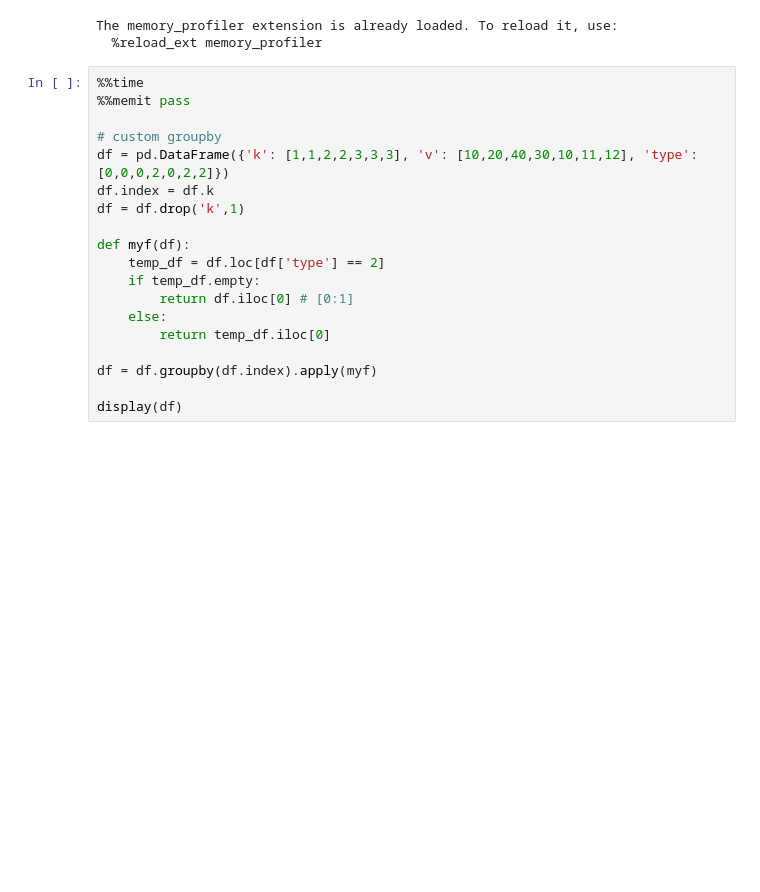
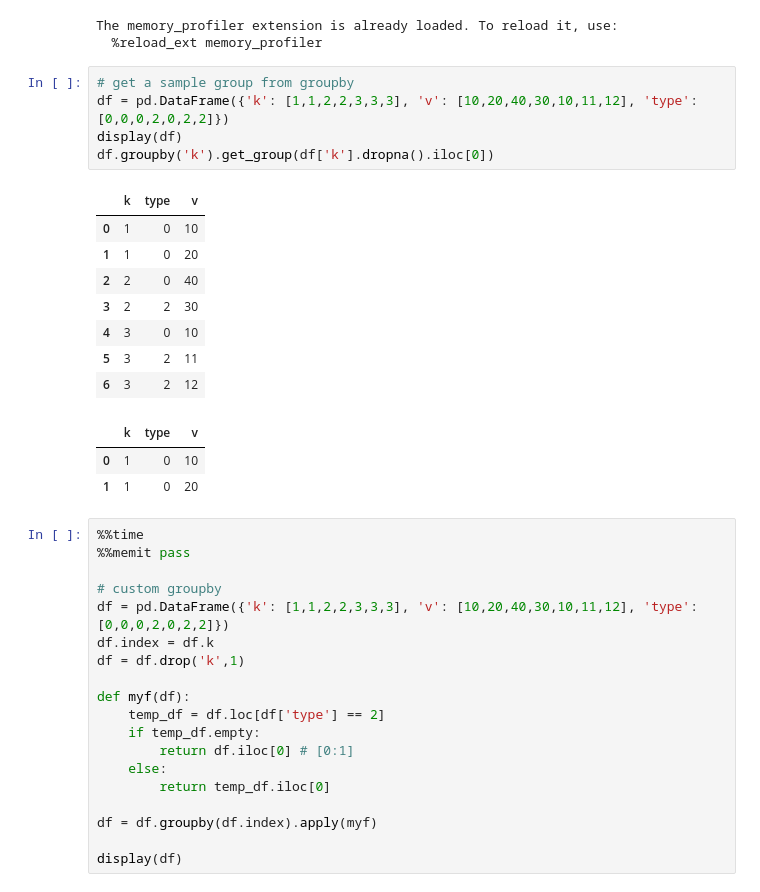
Before and after one commit to sidazhou/ipython_notes, a Jupyter notebook: notes.ipynb, the cells around one changed output. Cells and saved outputs as stored; diff of their text form; blank space fills up the shorter version.

```diff
--- a/notes.ipynb
+++ b/notes.ipynb
@@ -24,6 +24,23 @@ from IPython.display import display
 # %% [output]
 The memory_profiler extension is already loaded. To reload it, use:
   %reload_ext memory_profiler
+# %%
+# get a sample group from groupby
+df = pd.DataFrame({'k': [1,1,2,2,3,3,3], 'v': [10,20,40,30,10,11,12], 'type':[0,0,0,2,0,2,2]})
+display(df)
+df.groupby('k').get_group(df['k'].dropna().iloc[0])
+# %% [output]
+|  | k | type | v |
+| 0 | 1 | 0 | 10 |
+| 1 | 1 | 0 | 20 |
+| 2 | 2 | 0 | 40 |
+| 3 | 2 | 2 | 30 |
+| 4 | 3 | 0 | 10 |
+| 5 | 3 | 2 | 11 |
+| 6 | 3 | 2 | 12 |
+|  | k | type | v |
+| 0 | 1 | 0 | 10 |
+| 1 | 1 | 0 | 20 |
 # %%
 %%time
 %%memit pass
```
Also changed, not shown: parts of 1 cell of this notebook, 1 other file.
